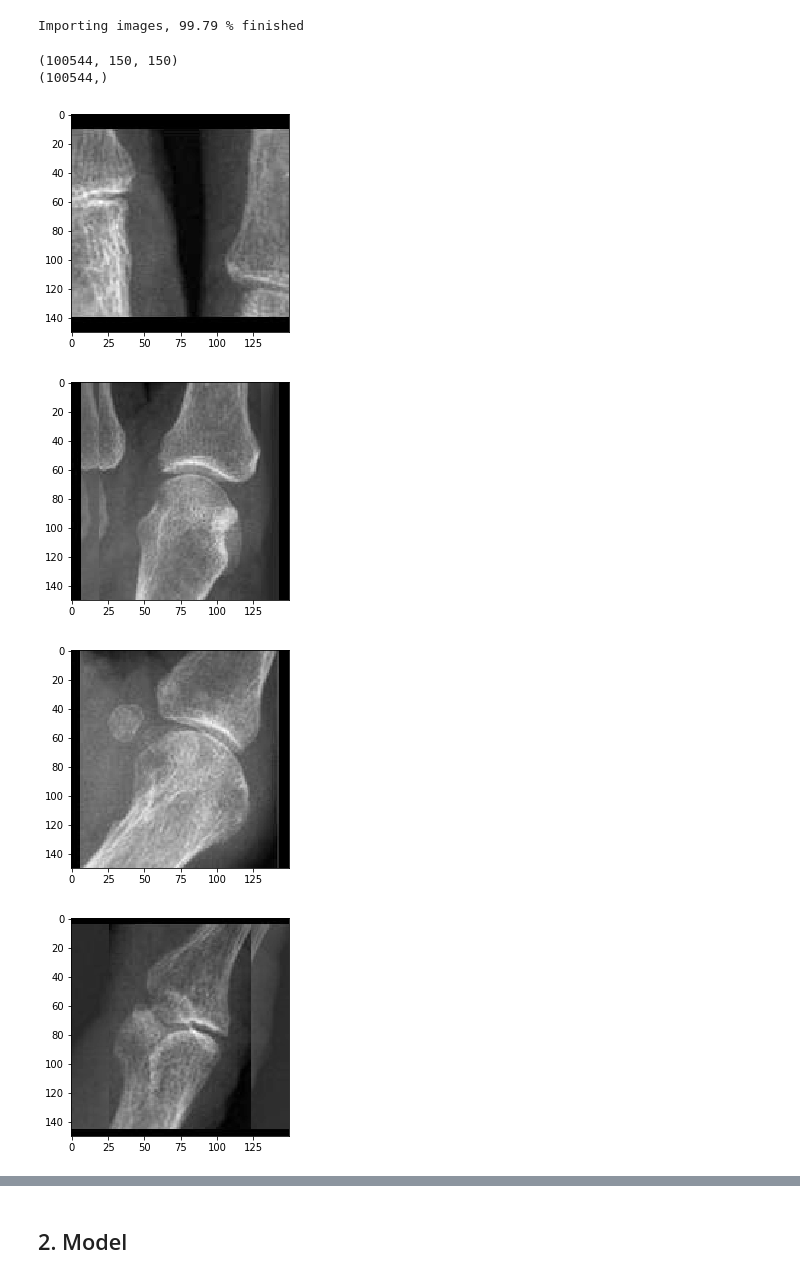
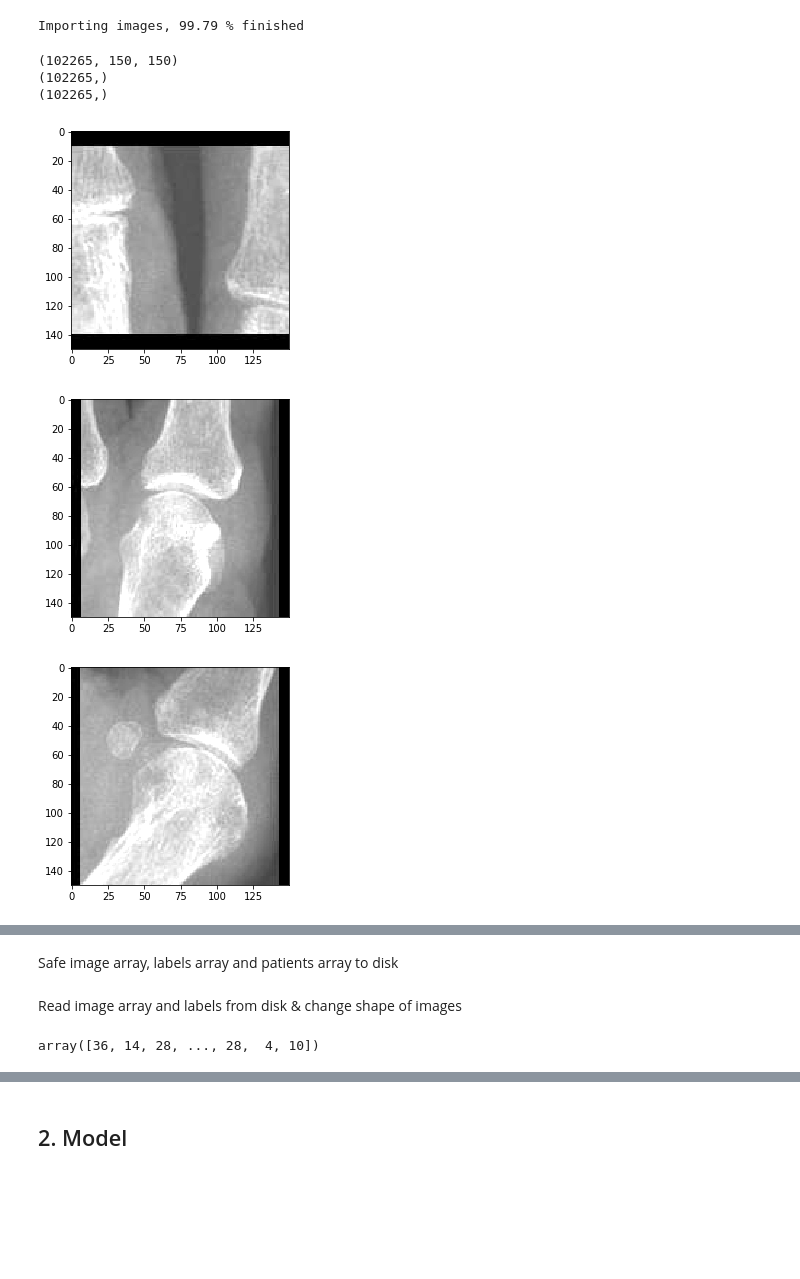
Before and after one commit to janickrohrbach/arthritis-net, a Jupyter notebook: deepxray.ipynb, the cells around one changed output, grey strips where cells are left out. Saved outputs shown, nothing was run; the diff lists cells and outputs as text; code cells hidden in the pictures; blank space fills up the shorter version.

```diff
--- a/deepxray.ipynb
+++ b/deepxray.ipynb
@@ -65,18 +72,6 @@ Load images and labels into numpy arrays
 root = "/data"
 #root = "/Volumes"
 dirname = "deepxray/joint_detection/output"
-
-# function to remove black bars from image (preparation for histogram equalization)
-def trim(im):
-    # create a black image with the same size as original
-    bg = Image.new(mode=im.mode, size=im.size, color=0)
-    # get difference between image and background
-    diff = ImageChops.difference(image1=im, image2=bg)
-    # ensures, that the whole border gets removed (fuzzy border due to compression of jpg)
-    diff = ImageChops.add(image1=diff, image2=diff, scale=2.0, offset=-100)
-    bbox = diff.getbbox()
-    if bbox:
-        return im.crop(bbox)
 
 # function to load and preprocess the image
 def preprocess_img(xray_name, joint_name):
@@ -90,20 +85,21 @@ def preprocess_img(xray_name, joint_name):
     image_w, image_h = image.size
 
     # histogram normalization (remaps the image -> lightest pixel = 255, darkest pixel = 0)
-    img = trim(image)
-    img_w, img_h = img.size
-    img = ImageOps.autocontrast(image=img)
-    offset = (int((image_w - img_w) / 2), int((image_h - img_h) / 2))
-    image.paste(img, offset)
+    img = ImageOps.autocontrast(image=image, cutoff = 5)
 
     # turn into np array
-    data = np.asarray(a=image, dtype="uint8")
+    data = np.asarray(a=img, dtype="uint8")
     return(data)
 # %%
 # get rau-score from dataframe
 def get_score(joint_number, index):
     score = df[joint_number].as_matrix()[index]
     return(score)
+# %%
+# get patient_id from dataframe
+def get_pid(index):
+    pid = df["patient_id"].as_matrix()[index]
+    return(pid)
 # %%
 # joint names in dataframe
 joint_numbers = ["hand_left_1", "hand_left_2", "hand_left_3", "hand_left_4", "hand_left_5",
@@ -128,6 +124,7 @@ hand_left_10 -> pip1
 # %%
 images = []
 labels = []
+patients = []
 n_img = names.shape[0]
 
 for i, xray_name in enumerate(names):
@@ -147,22 +144,25 @@ for i, xray_name in enumerate(names):
             else:
                 images.append(img)
                 labels.append(lbl)
+                patients.append(get_pid(i))
 # %% [output]
 Importing images, 99.79 % finished
 # %%
 images = np.array(images)
 labels = np.array(labels)
+patients = np.array(patients)
 print(images.shape)
 print(labels.shape)
+print(patients.shape)
 # %% [output]
-(100544, 150, 150)
-(100544,)
+(102265, 150, 150)
+(102265,)
+(102265,)
 # %%
-for i in range(10):
+for i in range(3):
     plt.imshow(images[i].squeeze(), cmap='gray')
     plt.show()
 # %% [output]
-[figure, old version]
+[figure, new version]
-[figure, old version]
+[figure, new version]
-[figure, old version]
+[figure, new version]
-[figure, removed]
@@ -184,0 +169,2 @@ images = images.reshape(images.shape[0], images.shape[1], images.shape[2], 1)
+# %% [markdown]
+Safe image array, labels array and patients array to disk
@@ -184,0 +180,2 @@ images = images.reshape(images.shape[0], images.shape[1], images.shape[2], 1)
+# %% [markdown]
+Read image array and labels from disk & change shape of images
@@ -185,3 +195,7 @@ images = images.reshape(images.shape[0], images.shape[1], images.shape[2], 1)
+# %%
+pid_counts
+# %% [output]
+array([36, 14, 28, ..., 28,  4, 10])
 # %%
 plt.hist(labels, bins=20)
 plt.show()
```
Also changed, not shown: parts of 34 cells of this notebook, 2 other files.
